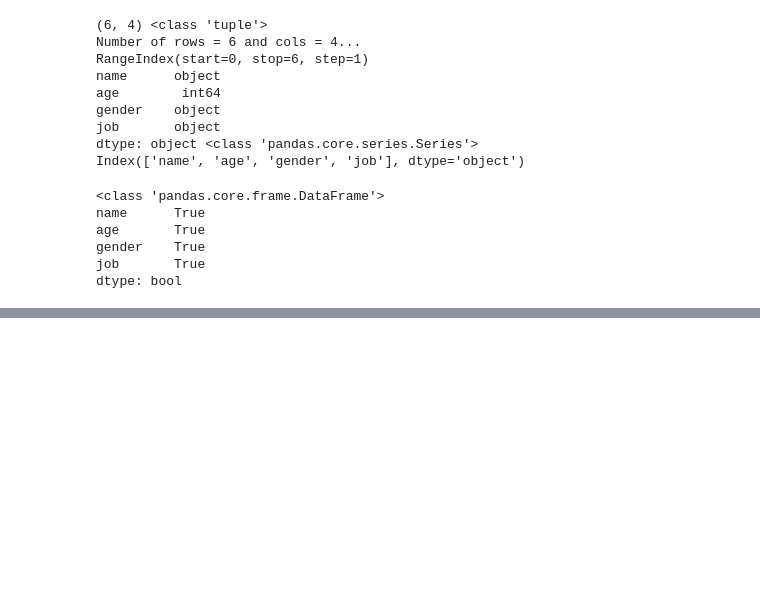
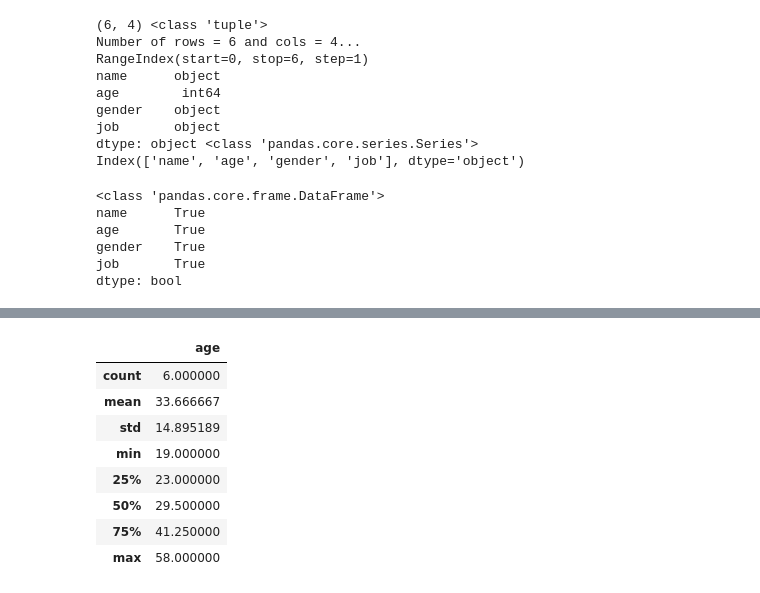
Before and after one commit to toarnabtrainer/AEC_ML_With_Python_August_2024, a Jupyter notebook: Pandas.ipynb, the cells around one changed output, grey strips where cells are left out. Drawn from its saved outputs; the diff is of its cells as text; code cells hidden in the pictures; blank space fills up the shorter version.

```diff
--- a/Pandas.ipynb
+++ b/Pandas.ipynb
@@ -491,0 +544,12 @@ dtype: bool
+# %%
+users.describe()
+# %% [output]
+|  | age |
+| count | 6.000000 |
+| mean | 33.666667 |
+| std | 14.895189 |
+| min | 19.000000 |
+| 25% | 23.000000 |
+| 50% | 29.500000 |
+| 75% | 41.250000 |
+| max | 58.000000 |
```
Also changed, not shown: parts of 9 cells of this notebook.
